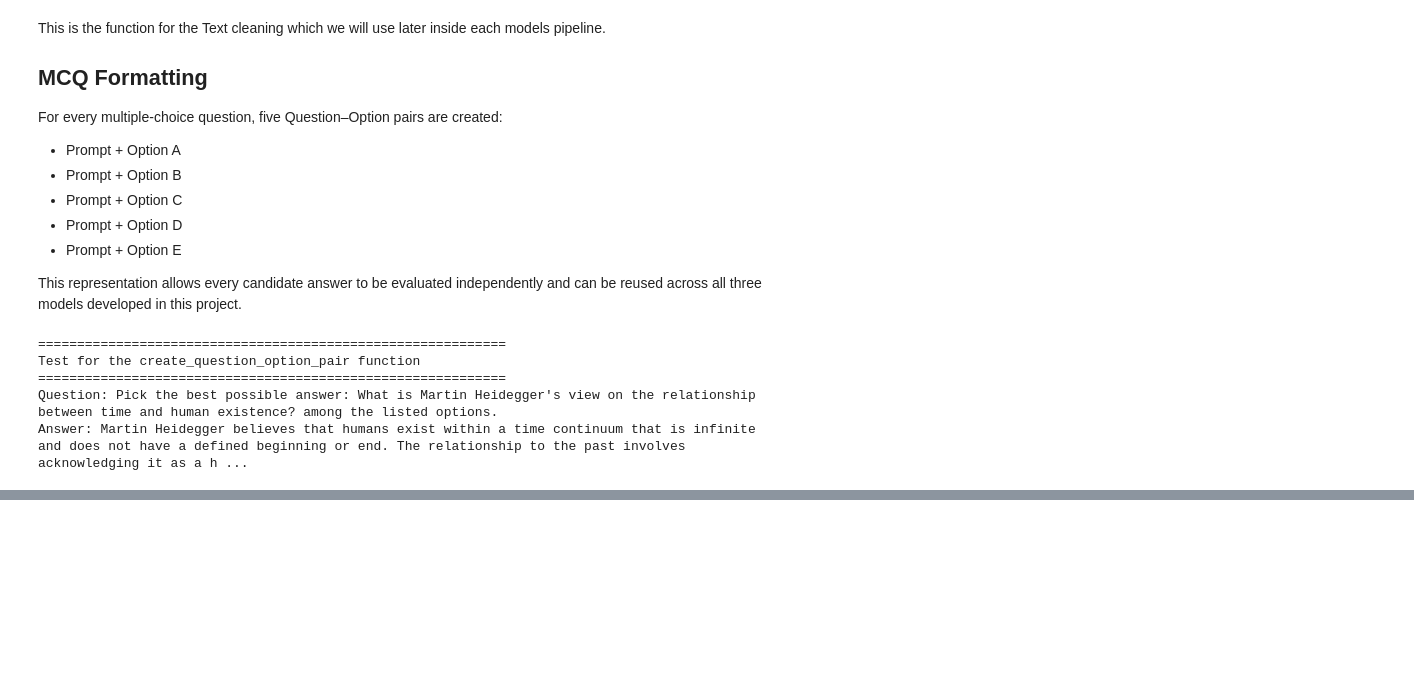
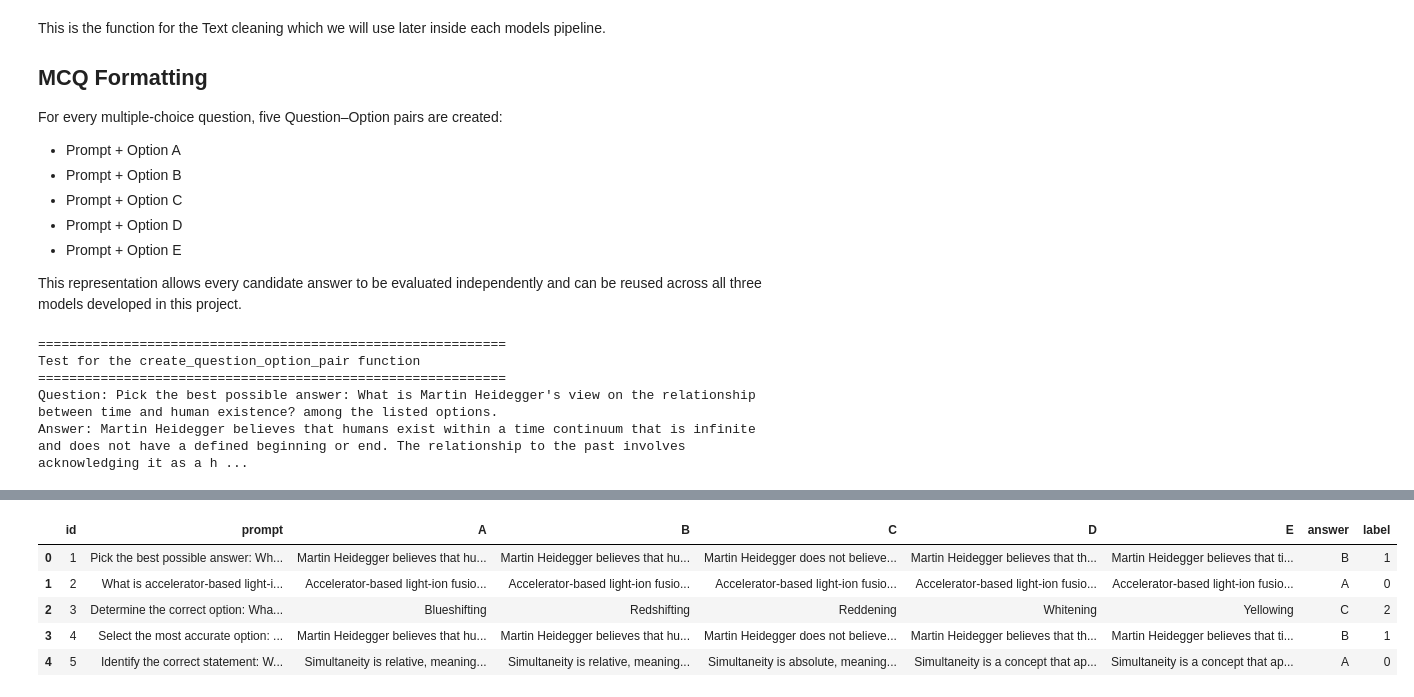
Before and after one commit to 24f3004946/DL-GenAI-t22026, a Jupyter notebook: notebooks/DL-24f3004946-notebook-t22026.ipynb, the cells around one changed output, grey strips where cells are left out. Cells and saved outputs as stored; diff of their text form; code cells hidden in the pictures; blank space fills up the shorter version.

```diff
--- a/notebooks/DL-24f3004946-notebook-t22026.ipynb
+++ b/notebooks/DL-24f3004946-notebook-t22026.ipynb
@@ -520,0 +1077,18 @@ Answer: Martin Heidegger believes that humans exist within a time continuum that
+# %%
+from collections import Counter
+
+counter = Counter()
+
+for text in expanded_train["text"]:
+    counter.update(tokenize(text))
+
+vocab = {
+    "<PAD>": 0,
+    "<UNK>": 1
+}
+
+for word, _ in counter.most_common():
+    vocab[word] = len(vocab)
+
+print("Vocabulary Size :", len(vocab))
+list(vocab.items())[:20]
@@ -520,0 +2358,66 @@ Answer: Martin Heidegger believes that humans exist within a time continuum that
+# %%
+final_train = train_cc.copy()
+print(final_train.shape)
+display(final_train.head())
+
+#cleaning training text
+for column in text_columns:
+
+    final_train[column] = final_train[column].apply(
+        clean_text
+    )
+
+#expanding the mcq's
+expanded_final_train = expand_mcq_dataframe(
+    final_train
+)
+
+print(expanded_final_train.shape)
+
+expanded_final_train.head()
+
+#building the vocubulary
+counter = Counter()
+
+for text in expanded_final_train["text"]:
+
+    counter.update(
+        tokenize(text)
+    )
+
+vocab = {
+    "<PAD>":0,
+    "<UNK>":1
+}
+
+for word in counter:
+
+    vocab[word] = len(vocab)
+
+print(len(vocab))
+
+#Encoding the training dataset
+expanded_final_train["encoded"] = expanded_final_train["text"].apply(
+
+    lambda text:
+
+    pad_sequence(
+
+        encode_text(
+            text,
+            vocab
+        )
+
+    )
+
+)
+
+expanded_final_train.head()
+
+#dataset
+final_dataset = MCQDataset(
+    expanded_final_train
+)
+
+print(len(final_dataset))
+# %% [output]
@@ -520,0 +2425,6 @@ Answer: Martin Heidegger believes that humans exist within a time continuum that
+|  | id | prompt | A | B | C | D | E | answer | label |
+| 0 | 1 | Pick the best possible answer: Wh... | Martin Heidegger believes that hu... | Martin Heidegger believes that hu... | Martin Heidegger does not believe... | Martin Heidegger believes that th... | Martin Heidegger believes that ti... | B | 1 |
+| 1 | 2 | What is accelerator-based light-i... | Accelerator-based light-ion fusio... | Accelerator-based light-ion fusio... | Accelerator-based light-ion fusio... | Accelerator-based light-ion fusio... | Accelerator-based light-ion fusio... | A | 0 |
+| 2 | 3 | Determine the correct option: Wha... | Blueshifting | Redshifting | Reddening | Whitening | Yellowing | C | 2 |
+| 3 | 4 | Select the most accurate option: ... | Martin Heidegger believes that hu... | Martin Heidegger believes that hu... | Martin Heidegger does not believe... | Martin Heidegger believes that th... | Martin Heidegger believes that ti... | B | 1 |
+| 4 | 5 | Identify the correct statement: W... | Simultaneity is relative, meaning... | Simultaneity is relative, meaning... | Simultaneity is absolute, meaning... | Simultaneity is a concept that ap... | Simultaneity is a concept that ap... | A | 0 |
```
Also changed, not shown: parts of 115 cells of this notebook.
